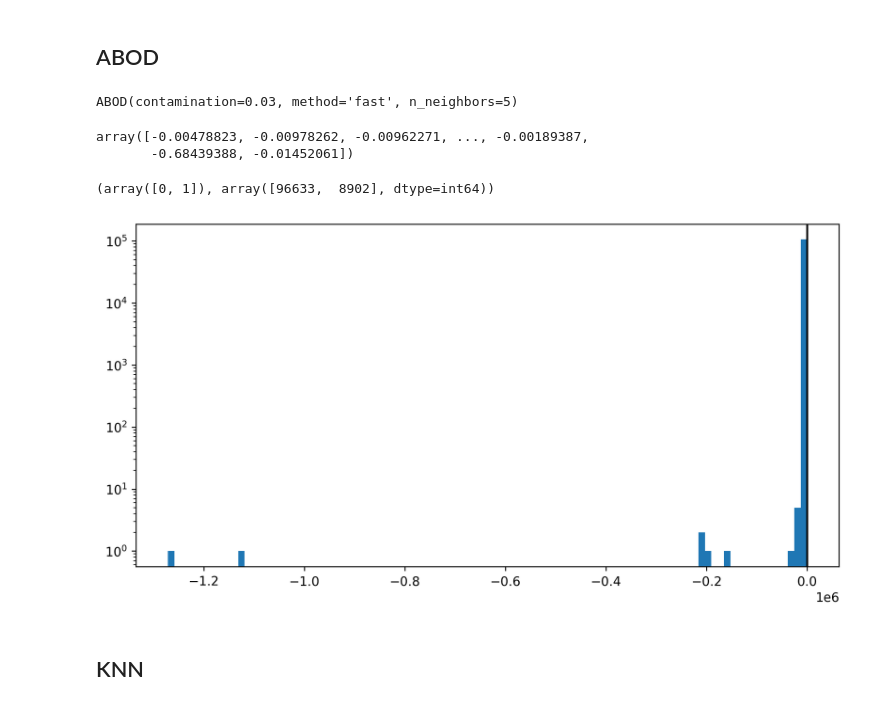
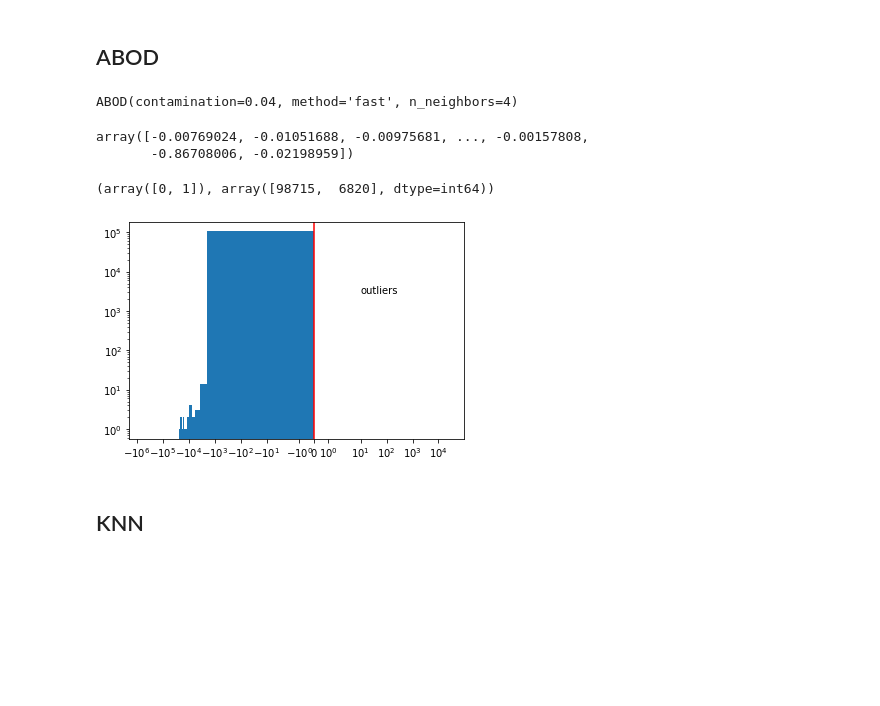
Before and after one commit to cri98li/Data-Mining-2-Project-ts-classification, a Jupyter notebook: outliers.ipynb, the cells around one changed output. Saved outputs shown, nothing was run; the diff lists cells and outputs as text; code cells hidden in the pictures; blank space fills up the shorter version.

```diff
--- a/outliers.ipynb
+++ b/outliers.ipynb
@@ -108,28 +125,31 @@ from pyod.models.knn import KNN
 from pyod.models.loci import LOCI
 from pyod.models.auto_encoder import AutoEncoder
 # %%
-clf = ABOD(contamination=.03)
+clf = ABOD(contamination=.04, n_neighbors=4)
+#clf = ABOD(contamination=.025, n_neighbors=4)
 clf.fit(X)
 # %% [output]
-ABOD(contamination=0.03, method='fast', n_neighbors=5)
+ABOD(contamination=0.04, method='fast', n_neighbors=4)
 # %%
 clf.decision_scores_
 # %% [output]
-array([-0.00478823, -0.00978262, -0.00962271, ..., -0.00189387,
-       -0.68439388, -0.01452061])
+array([-0.00769024, -0.01051688, -0.00975681, ..., -0.00157808,
+       -0.86708006, -0.02198959])
 # %%
 outliers = clf.predict(X)
 outliers_ABOD = np.where(outliers==1)
 np.unique(outliers, return_counts=True)
 # %% [output]
-(array([0, 1]), array([96633,  8902], dtype=int64))
+(array([0, 1]), array([98715,  6820], dtype=int64))
 # %%
-plt.hist(clf.decision_scores_, bins=100)
-plt.axvline(np.max(clf.decision_scores_[np.where(outliers==1)]), c='k')
+plt.hist(clf.decision_scores_, bins=1000)
+plt.axvline(np.max(clf.decision_scores_[np.where(outliers==1)]), c='r')
+plt.text(np.max(clf.decision_scores_[np.where(outliers==1)]) + 10, 2750, 'outliers')
+plt.xscale("symlog")
 plt.yscale("log")
 plt.show()
 # %% [output]
-[figure, old version]
+[figure, new version]
 # %% [markdown]
 ## KNN
 # %%
```
Also changed, not shown: parts of 15 cells of this notebook, 2 other files.
